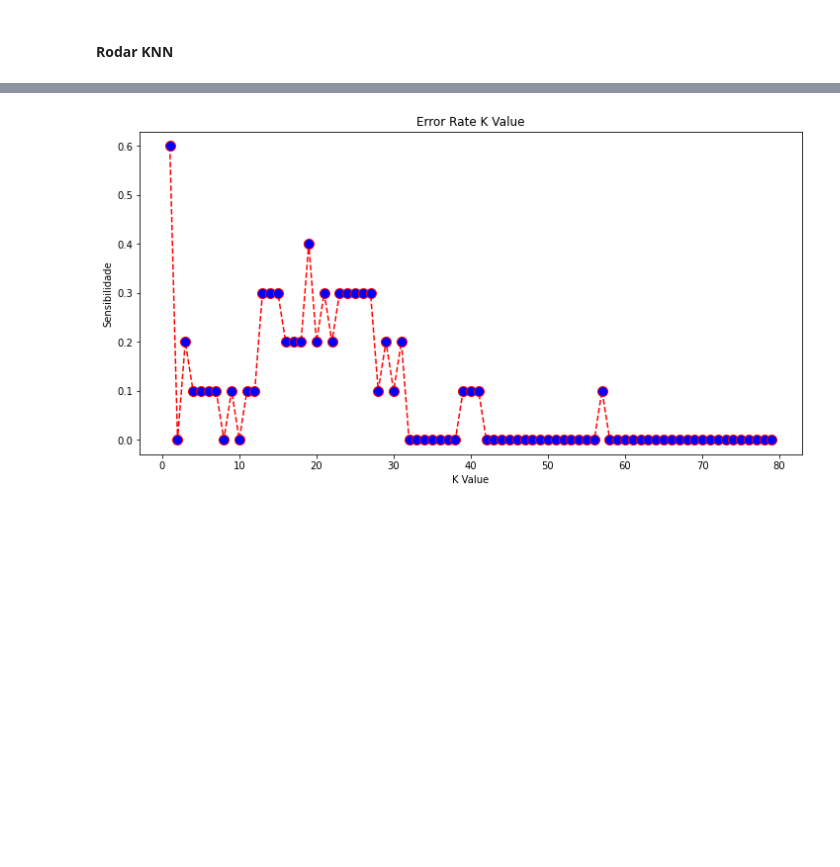
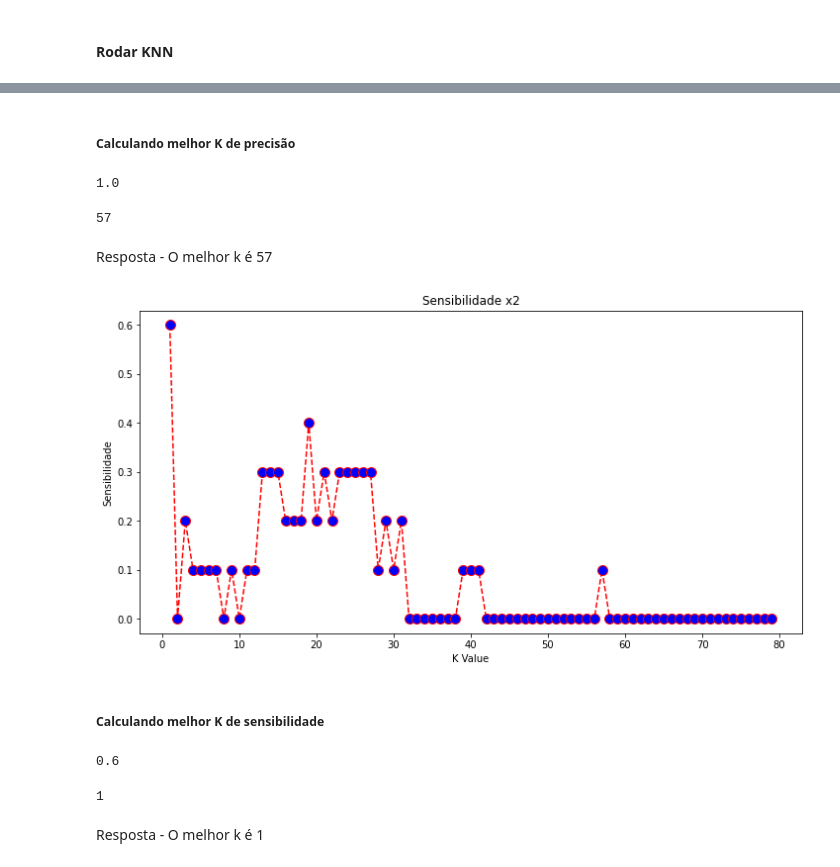
Before and after one commit to Nickcarv18/Businnes-Intelligence, a Jupyter notebook: Atividade - Algoritmo de Classificação.ipynb, the cells around one changed output, grey strips where cells are left out. Saved outputs shown, nothing was run; the diff lists cells and outputs as text; code cells hidden in the pictures; blank space fills up the shorter version.

```diff
--- a/Atividade - Algoritmo de Classificação.ipynb
+++ b/Atividade - Algoritmo de Classificação.ipynb
@@ -46,7 +46,7 @@ X_train, X_test, y_train, y_test = train_test_split(x, y, test_size = 0.2, rando
 #### Rodar KNN
 # %%
 acuracia = []
-presicao = []
+precisao = []
 sensibilidade = []
 f1Score = []
 
@@ -59,7 +59,7 @@ for i in range(1,80):
     acuracia = acuracia + [accuracy_score(y_test, y_pred)]
 
     #Precisão
-    presicao = presicao + [precision_score(y_test, y_pred)]
+    precisao = precisao + [precision_score(y_test, y_pred)]
 
     #Sensibilidade
     sensibilidade = sensibilidade + [recall_score(y_test, y_pred)]
@@ -88,0 +106,7 @@ plt.show()
+# %% [markdown]
+##### Calculando melhor K de precisão
+# %%
+precisao = pd.Series(precisao)
+precisao.max()
+# %% [output]
+1.0
@@ -89,10 +117,23 @@ plt.show()
+# %%
+k
+# %% [output]
+57
+# %% [markdown]
+Resposta - O melhor k é 57
 # %%
 # Gráfico Sensibilidade
 plt.figure(figsize=(12, 6))
 plt.plot(range(1, 80), sensibilidade, color='red', linestyle='dashed', marker='o',  markerfacecolor='blue', markersize=10)
-plt.title('Error Rate K Value')
+plt.title('Sensibilidade x2')
 plt.xlabel('K Value')
 plt.ylabel('Sensibilidade')
 plt.show()
 # %% [output]
-[figure, old version]
+[figure, new version]
+# %% [markdown]
+##### Calculando melhor K de sensibilidade
+# %%
+sensibilidade = pd.Series(sensibilidade)
+sensibilidade.max()
+# %% [output]
+0.6
@@ -99,3 +144,9 @@ plt.show()
+# %%
+k
+# %% [output]
+1
+# %% [markdown]
+Resposta - O melhor k é 1
 # %%
 # Gráfico F1 Score
 plt.figure(figsize=(12, 6))
```
Also changed, not shown: parts of 108 cells of this notebook.
